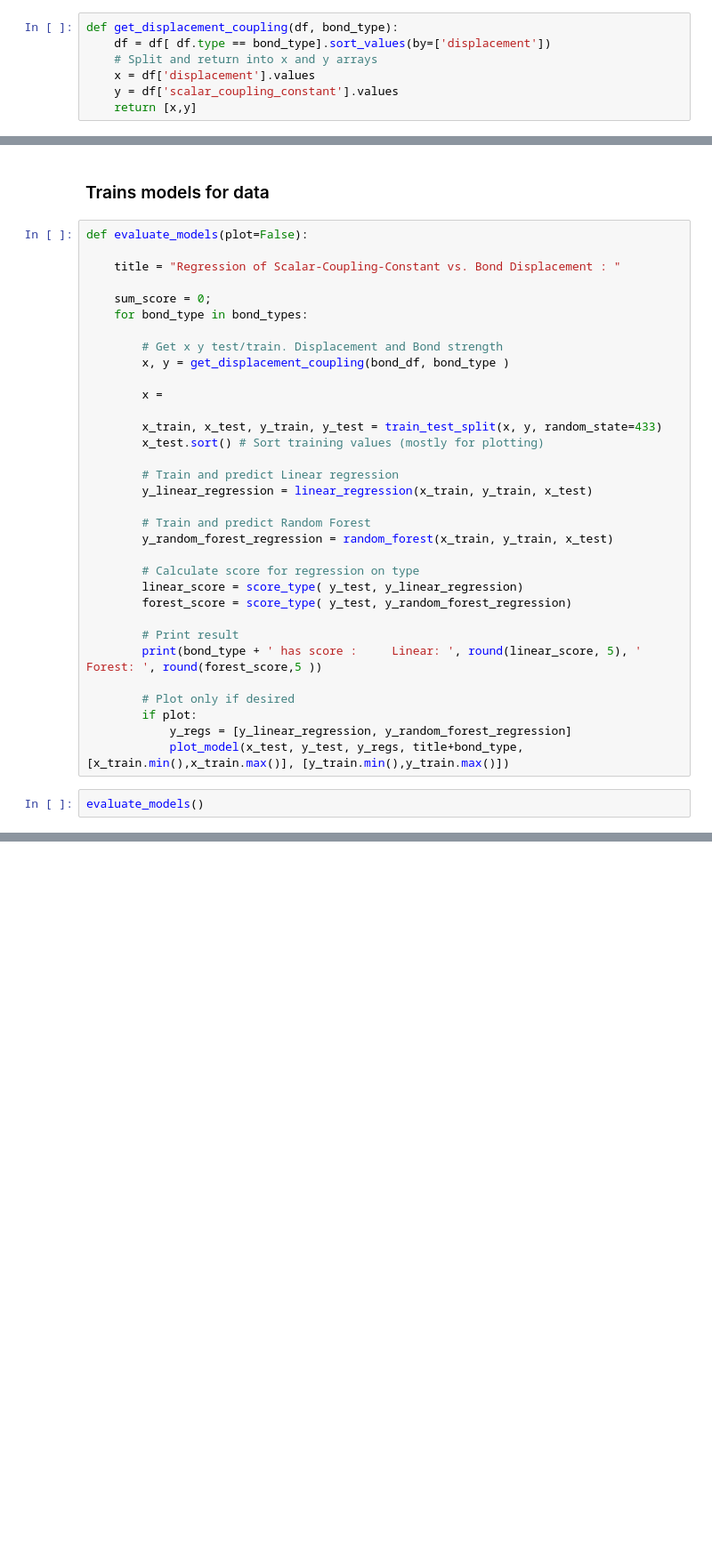
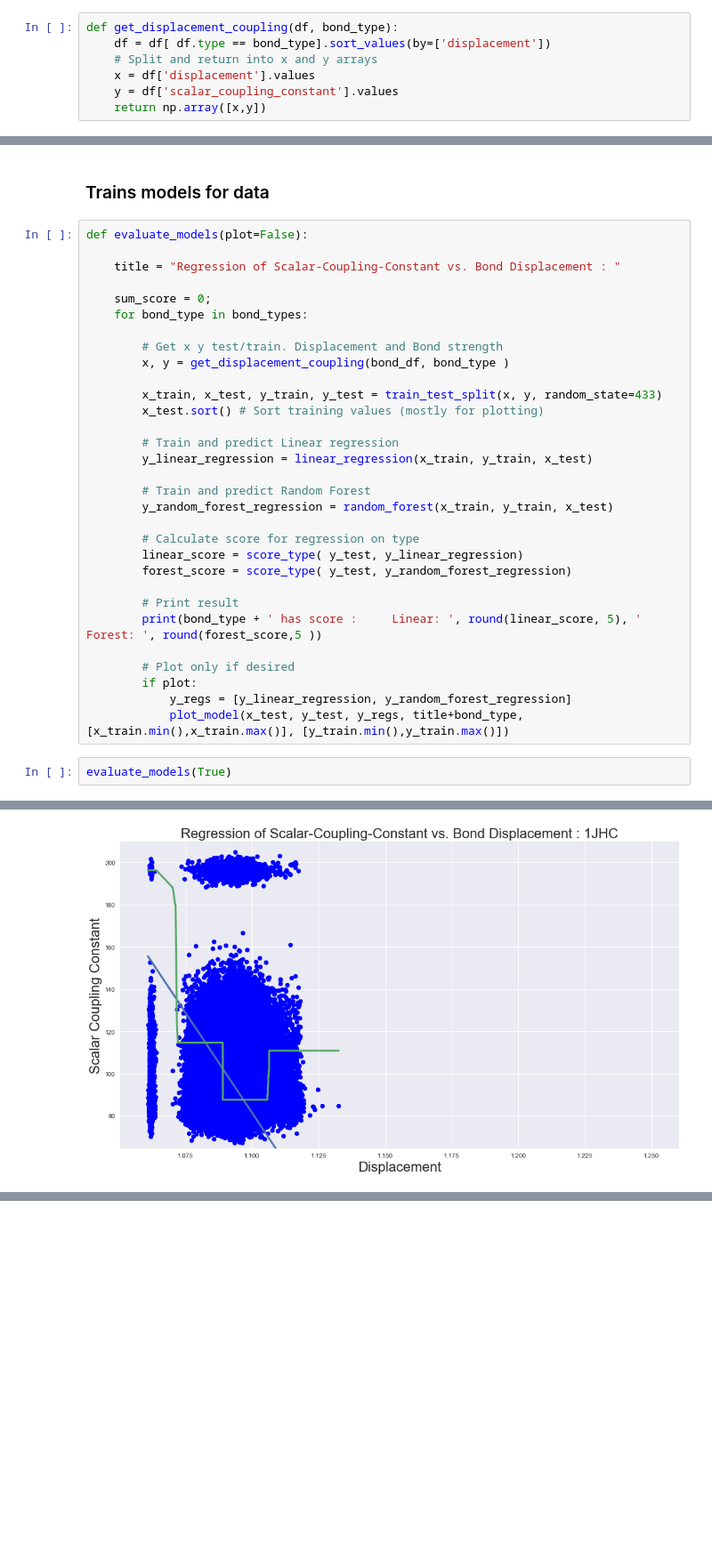
Before and after one commit to stonefollari/champs, a Jupyter notebook: src.ipynb, the cells around one changed output, grey strips where cells are left out. Shown at 89% size. Saved outputs shown, nothing was run; the diff lists cells and outputs as text; blank space fills up the shorter version.

```diff
--- a/src.ipynb
+++ b/src.ipynb
@@ -122,7 +123,7 @@ def get_displacement_coupling(df, bond_type):
     # Split and return into x and y arrays
     x = df['displacement'].values
     y = df['scalar_coupling_constant'].values
-    return [x,y]
+    return np.array([x,y])
 # %% [markdown]
 #### Plotting data points and models
 # %%
@@ -194,8 +195,6 @@ def evaluate_models(plot=False):
 
         # Get x y test/train. Displacement and Bond strength
         x, y = get_displacement_coupling(bond_df, bond_type )
-
-        x =
 
         x_train, x_test, y_train, y_test = train_test_split(x, y, random_state=433)
         x_test.sort() # Sort training values (mostly for plotting)
@@ -218,6 +217,6 @@ def evaluate_models(plot=False):
             y_regs = [y_linear_regression, y_random_forest_regression]
             plot_model(x_test, y_test, y_regs, title+bond_type,[x_train.min(),x_train.max()], [y_train.min(),y_train.max()])
 # %%
-evaluate_models()
+evaluate_models(True)
 # %% [output]
 1JHC has score :     Linear:  1.1961      Forest:  1.18678
@@ -230,0 +223 @@ evaluate_models()
+[figure, added]
```
Also changed, not shown: parts of 10 cells of this notebook.
